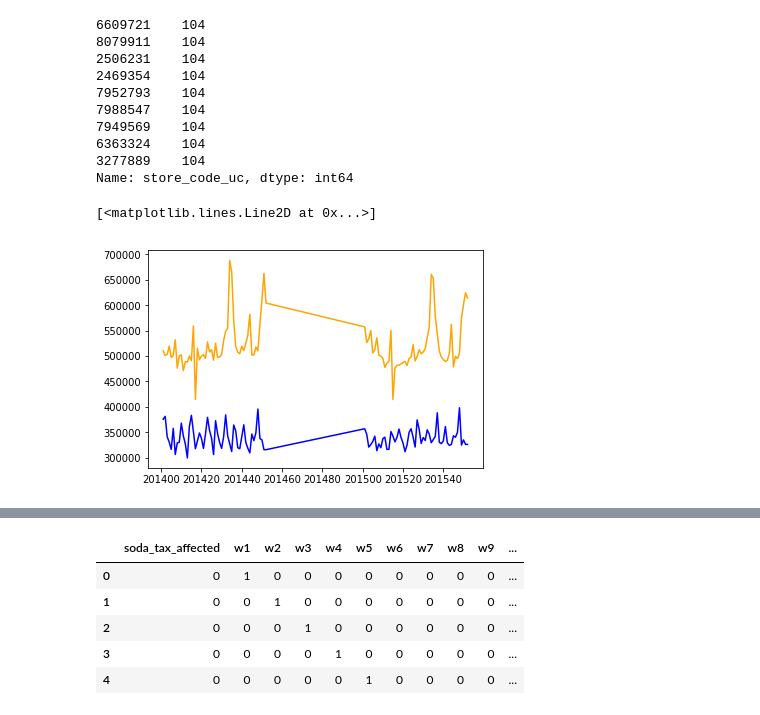
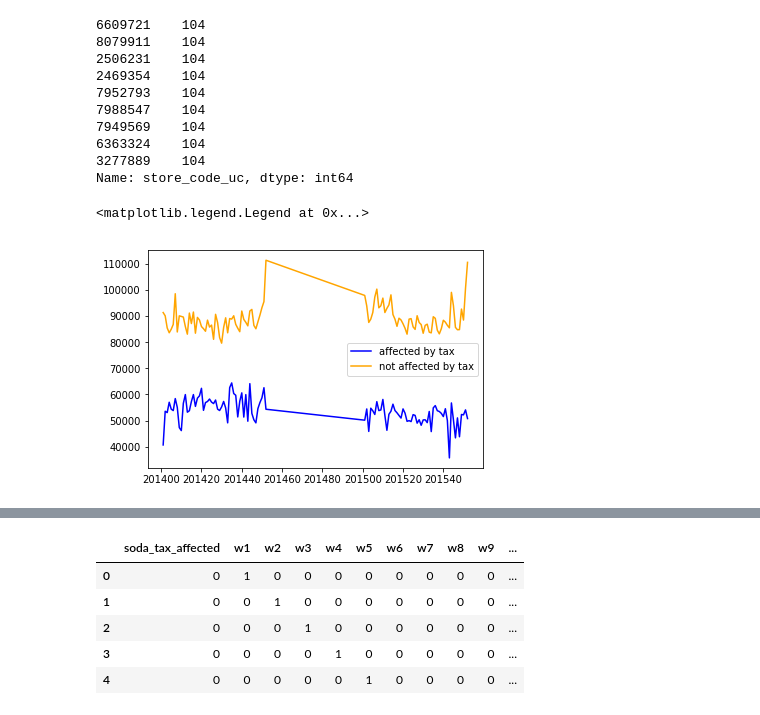
Before and after one commit to jlgithub453/Final-Project-Soda-Tax, a Jupyter notebook: soda_tax/soda_tax_machine_learning.ipynb, the cells around one changed output, grey strips where cells are left out. Cells and saved outputs as stored; diff of their text form; code cells hidden in the pictures.

```diff
--- a/soda_tax/soda_tax_machine_learning.ipynb
+++ b/soda_tax/soda_tax_machine_learning.ipynb
@@ -38,4 +38,4 @@ year_week_plot
 | 103 | 201552 |
 104 rows × 1 columns
 # %%
-store_sales_1=df.loc[df['store_code_uc'] == 184692, ['week_sales']]
+store_sales_1=df.loc[df['store_code_uc'] == 2469354, ['week_sales']]
@@ -60,10 +55,11 @@ affected_store_id['store_code_uc'].value_counts()
 3277889    104
 Name: store_code_uc, dtype: int64
 # %%
-store_sales_2=df.loc[df['store_code_uc'] == 8079911 , ['week_sales']]
+store_sales_2=df.loc[df['store_code_uc'] == 2290462 , ['week_sales']]
 # %%
-plt.plot(year_week_plot, store_sales_1, color='blue')
-plt.plot(year_week_plot, store_sales_2, color='orange')
+store1, = plt.plot(year_week_plot, store_sales_1, color='blue')
+store2, = plt.plot(year_week_plot, store_sales_2, color='orange')
+plt.legend([store1, store2], ['affected by tax', 'not affected by tax'])
 # %% [output]
-[<matplotlib.lines.Line2D at 0x...>]
+<matplotlib.legend.Legend at 0x...>
-[figure, old version]
+[figure, new version]
```
Also changed, not shown: parts of 2 cells of this notebook, 1 other file.
